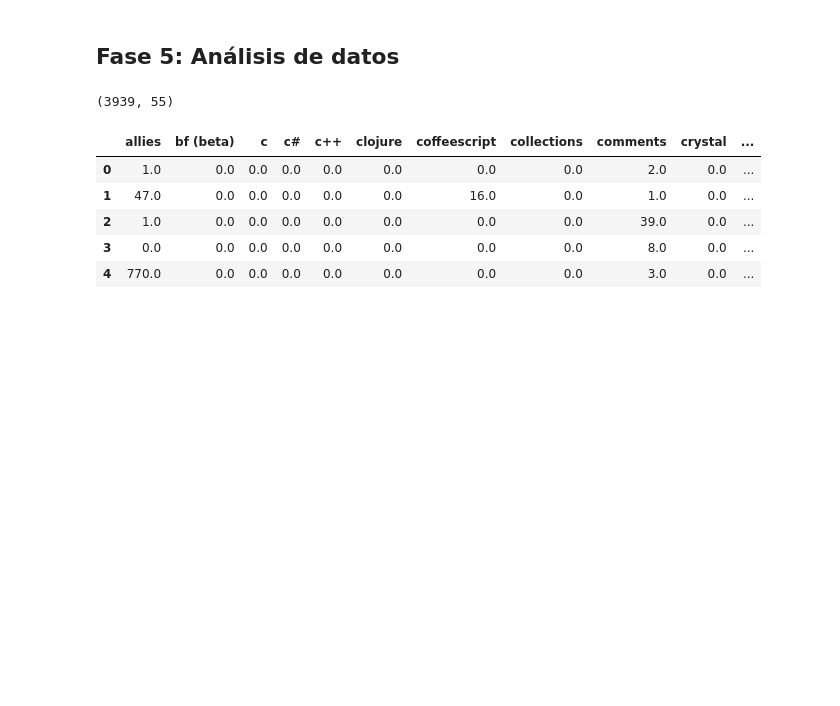
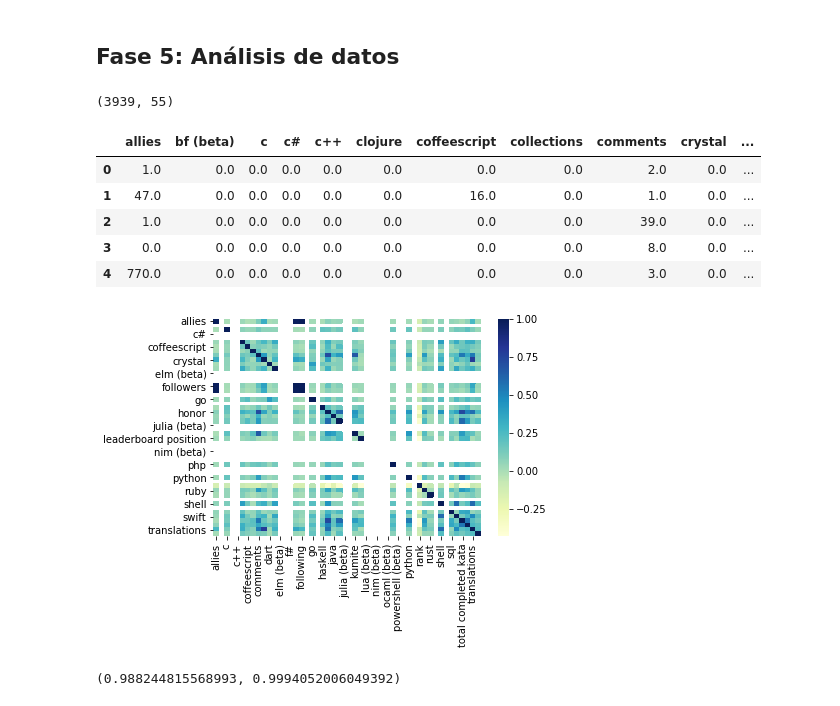
Before and after one commit to albertogcmr/final-project-codewars-ih, a Jupyter notebook: source/Fase-5.ipynb, the cells around one changed output. Cells and saved outputs as stored; diff of their text form; code cells hidden in the pictures; blank space fills up the shorter version.

```diff
--- a/source/Fase-5.ipynb
+++ b/source/Fase-5.ipynb
@@ -30,3 +32,15 @@ df.head()
 | 2 | 1.0 | 0.0 | 0.0 | 0.0 | 0.0 | 0.0 | 0.0 | 0.0 | 39.0 | 0.0 | ... |
 | 3 | 0.0 | 0.0 | 0.0 | 0.0 | 0.0 | 0.0 | 0.0 | 0.0 | 8.0 | 0.0 | ... |
 | 4 | 770.0 | 0.0 | 0.0 | 0.0 | 0.0 | 0.0 | 0.0 | 0.0 | 3.0 | 0.0 | ... |
+# %%
+correlation = df.corr(method='pearson')
+ax = sns.heatmap(correlation, cmap="YlGnBu")
+# %% [output]
+[figure, added]
+# %%
+# Se puede apreciar la alta correlación entre las features sociales:
+# followers, following, allies
+
+correlation.loc['followers', 'allies'], correlation.loc['following', 'allies']
+# %% [output]
+(0.988244815568993, 0.9994052006049392)
```
Also changed, not shown: parts of 5 cells of this notebook, 3 other files.
